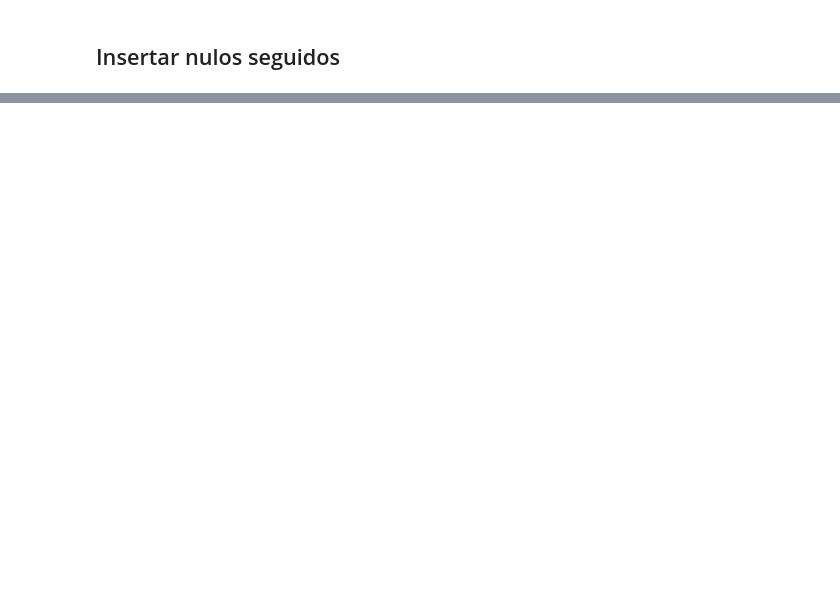
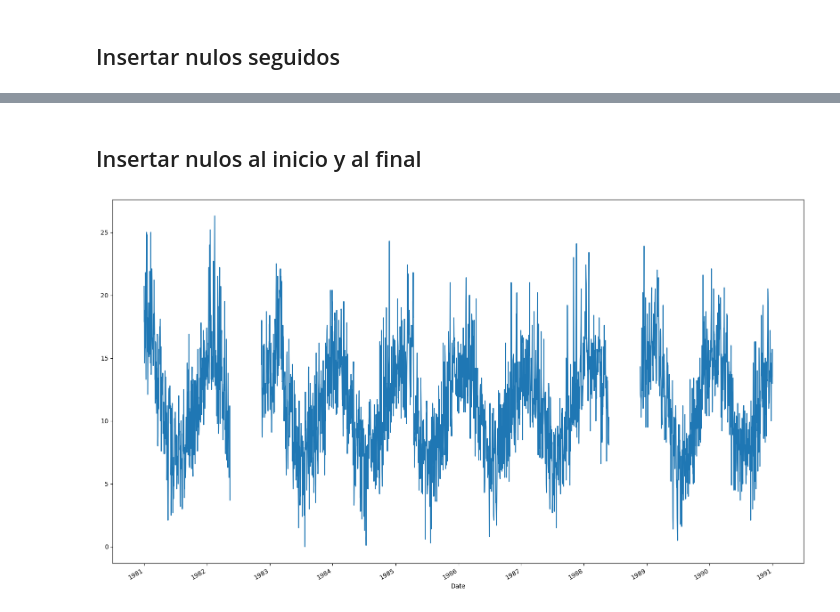
Before and after one commit to amangelluis/WorkspaceTFG, a Jupyter notebook: code/create_missing_values.ipynb, the cells around one changed output, grey strips where cells are left out. Cells and saved outputs as stored; diff of their text form; code cells hidden in the pictures; blank space fills up the shorter version.

```diff
--- a/code/create_missing_values.ipynb
+++ b/code/create_missing_values.ipynb
@@ -178,0 +209,16 @@ np.datetime64('1985-01-05T00:00:00.000000000')
+# %% [markdown]
+## Insertar nulos al inicio y al final
+# %%
+porcentaje = 0.1
+
+serie_nulos_inifi = series.copy()
+
+n_eliminar = int(len(series) * porcentaje)
+
+serie_nulos_inifi.iloc[500:500+int(n_eliminar/2)] = np.nan # Eliminar unos datos del inicio
+serie_nulos_inifi.iloc[2700:2700+int(n_eliminar/2)] = np.nan # Eliminar unos datos del final
+
+serie_nulos_inifi.plot(figsize=(20,12))
+plt.show()
+# %% [output]
+[figure, added]
```
Also changed, not shown: parts of 26 cells of this notebook.
